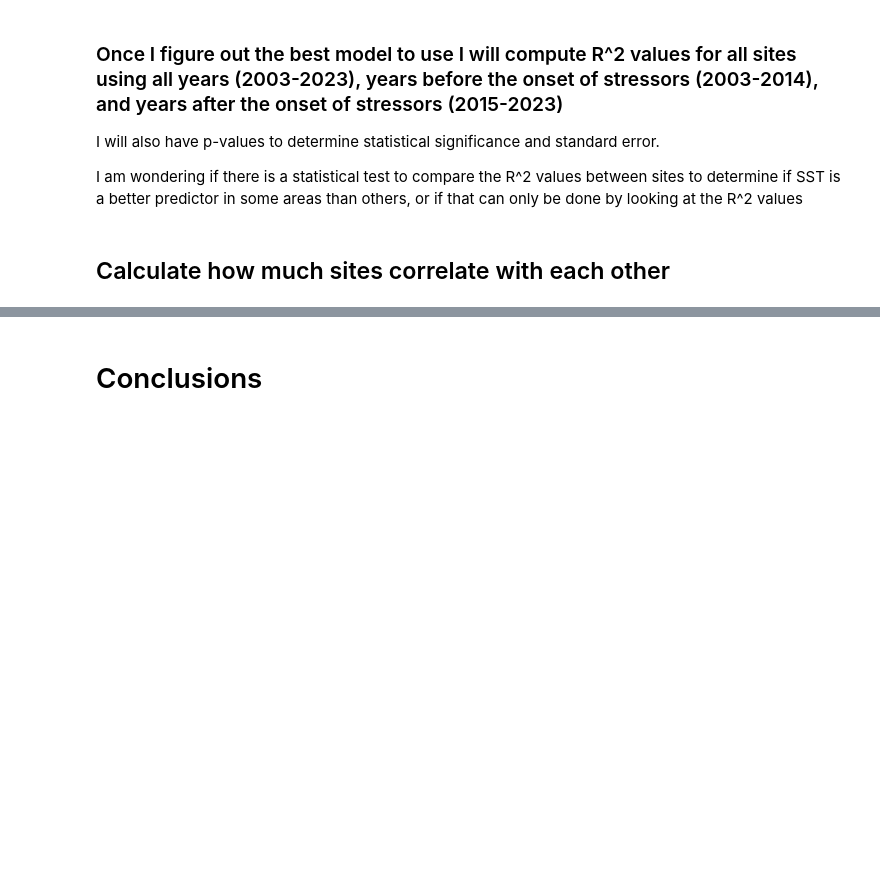
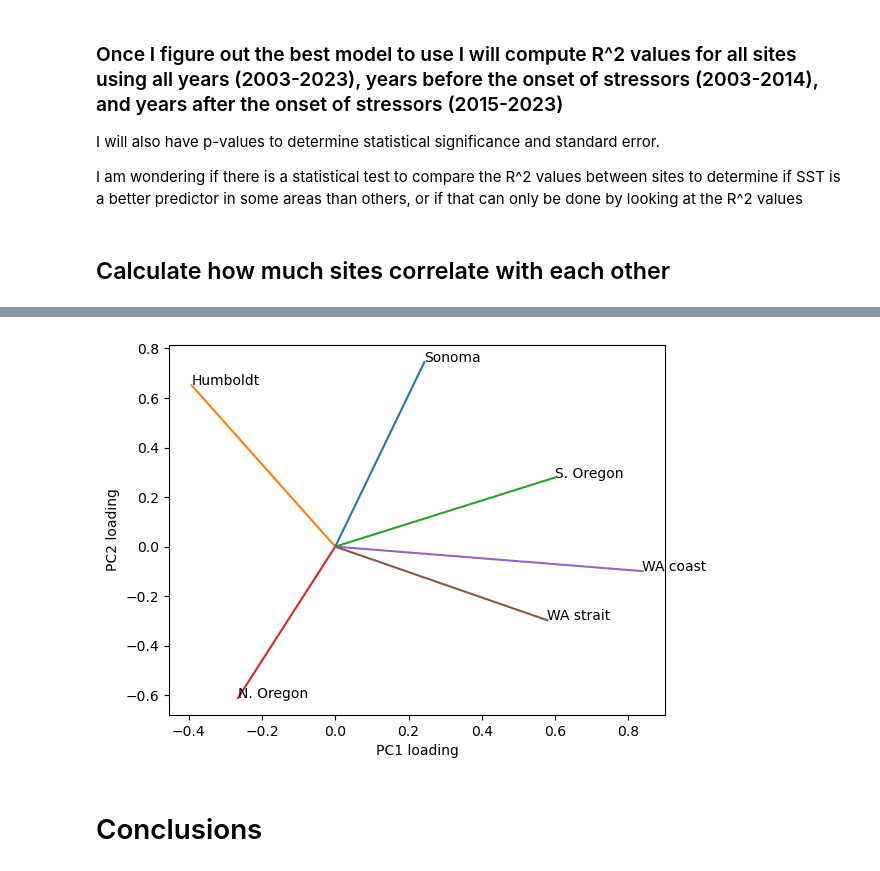
Before and after one commit to madimckayy/MS263_FinalProject, a Jupyter notebook: McKay_FinalProject.ipynb, the cells around one changed output, grey strips where cells are left out. Cells and saved outputs as stored; diff of their text form; code cells hidden in the pictures; blank space fills up the shorter version.

```diff
--- a/McKay_FinalProject.ipynb
+++ b/McKay_FinalProject.ipynb
@@ -201,0 +216,26 @@ I am wondering if there is a statistical test to compare the R^2 values between
+# %%
+Sonoma_z = (Sonoma_Q3['kelp_area_m2'] - (np.mean(Sonoma_Q3['kelp_area_m2'])))/np.std(Sonoma_Q3['kelp_area_m2'], ddof=1)
+Humboldt_z = (Humboldt_Q3['kelp_area_m2'] - (np.mean(Humboldt_Q3['kelp_area_m2'])))/np.std(Humboldt_Q3['kelp_area_m2'], ddof=1)
+OR_S_z = (OR_S_Q3['kelp_area_m2'] - (np.mean(OR_S_Q3['kelp_area_m2'])))/np.std(OR_S_Q3['kelp_area_m2'], ddof=1)
+OR_N_z = (OR_N_Q3['kelp_area_m2'] - (np.mean(OR_N_Q3['kelp_area_m2'])))/np.std(OR_N_Q3['kelp_area_m2'], ddof=1)
+WA_coast_z = (WA_coast_Q3['kelp_area_m2'] - (np.mean(WA_coast_Q3['kelp_area_m2'])))/np.std(WA_coast_Q3['kelp_area_m2'], ddof=1)
+WA_strait_z = (WA_strait_Q3['kelp_area_m2'] - (np.mean(WA_strait_Q3['kelp_area_m2'])))/np.std(WA_strait_Q3['kelp_area_m2'], ddof=1)
+# %%
+N = len(Sonoma_Q3['kelp_area_m2'])
+k = 6 # number of input variables
+
+Xz = np.ones([N, k])
+Xz[:, 0] = Sonoma_z
+Xz[:, 1] = Humboldt_z
+Xz[:, 2] = OR_S_z
+Xz[:, 3] = OR_N_z
+Xz[:, 4] = WA_coast_z
+Xz[:, 5] = WA_strait_z
+# %%
+R = np.cov(Xz, rowvar=False)
+np.shape(R)
+
+values, vectors = linalg.eig(R)
+values = np.real(values)
+print('Eigenvalues:', values)
+print('Eigenvectors:', vectors)
@@ -202,3 +250,16 @@ I am wondering if there is a statistical test to compare the R^2 values between
+# %%
+A = vectors@np.diag(values)**0.5
+
+plt.figure()
+plt.xlabel('PC1 loading')
+plt.ylabel('PC2 loading')
+
+variables = ['Sonoma','Humboldt','S. Oregon','N. Oregon','WA coast','WA strait']
+for i,txt in enumerate(variables):
+    plt.plot([0,A[i,0]],[0,A[i,1]],'-')
+    plt.text(A[i,0],A[i,1],txt)
+# %% [output]
+[figure, added]
 # %% [markdown]
 # Conclusions
 # %% [markdown]
```
Also changed, not shown: parts of 5 cells of this notebook.
